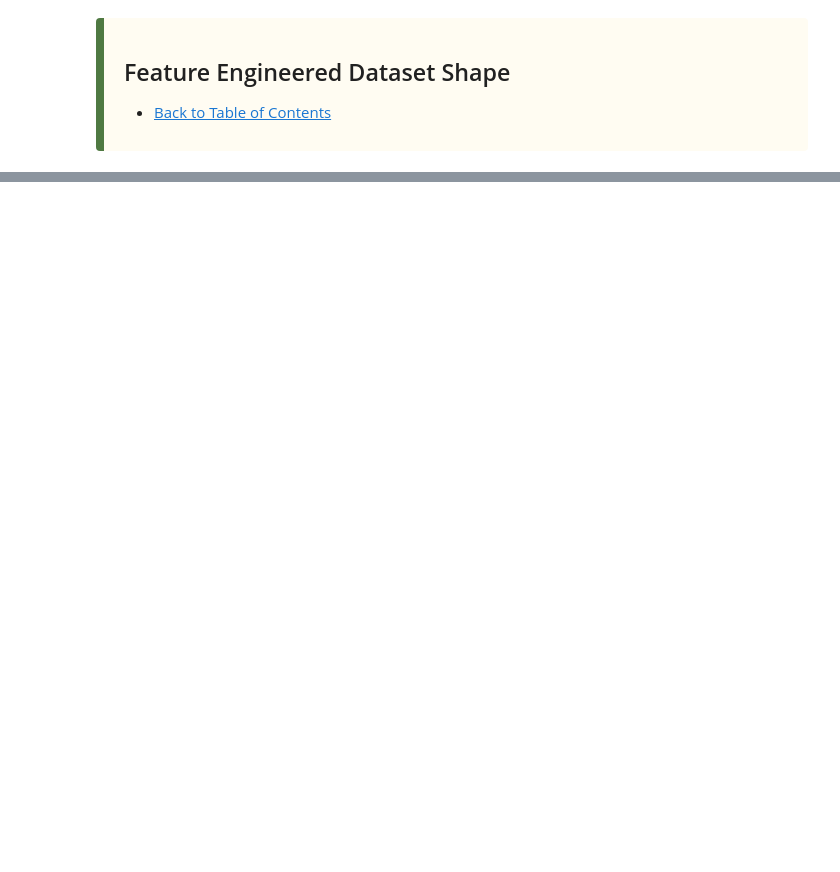
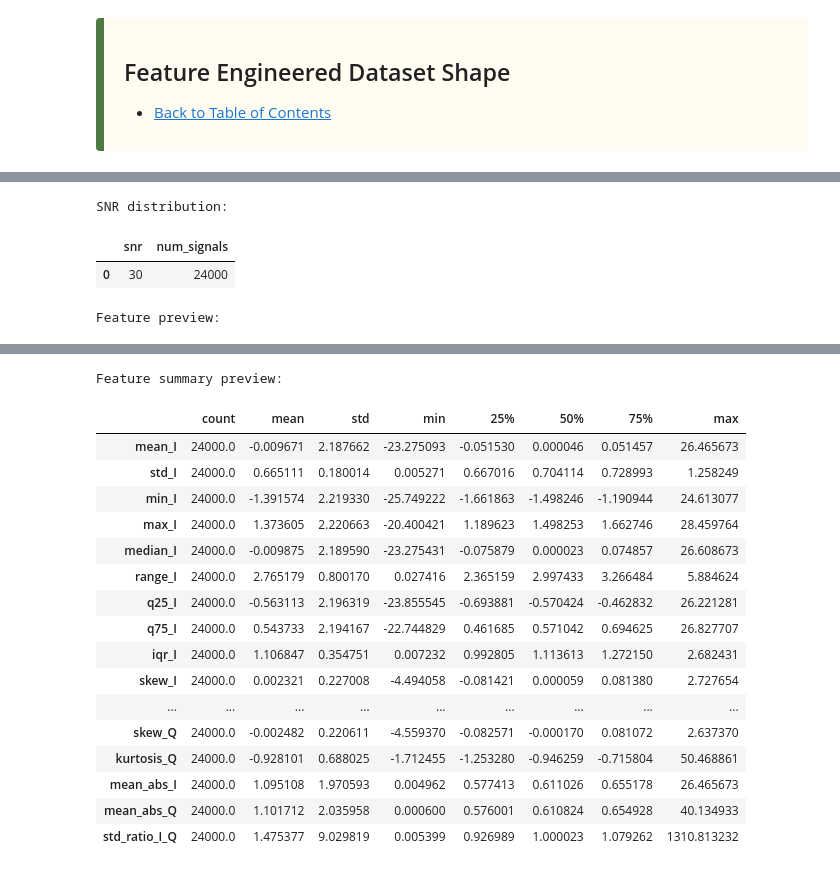
Before and after one commit to Jared-Wood135/EthicalHacking-AI-and-RadioFrequencies, a Jupyter notebook: Code/highest_snr_feature_engineering.ipynb, the cells around one changed output, grey strips where cells are left out. Cells and saved outputs as stored; diff of their text form; code cells hidden in the pictures; blank space fills up the shorter version.

Commit message:
Completed
- Completed signal feature engineering

```diff
--- a/Code/highest_snr_feature_engineering.ipynb
+++ b/Code/highest_snr_feature_engineering.ipynb
@@ -208,0 +544,10 @@ import highest_snr_feature_engineering as fe
+# %%
+# Create the full feature engineered dataset
+df_features = fe.create_feature_engineered_dataset(
+    hdf5_data_filepath=fe.HIGHEST_SNR_REDUCED_DF,
+    mod_type_mapping=fe.MOD_TYPE_MAPPING,
+    max_signals=MAX_SIGNALS,
+    print_progress=True
+)
+
+display(df_features.head())
@@ -242,0 +628,47 @@ import highest_snr_feature_engineering as fe
+# %%
+# Show the outline of the feature engineered dataset to verify correctness
+metadata_cols = [
+    "signal_index",
+    "modulation_id",
+    "modulation_type",
+    "snr"
+]
+
+feature_cols = [
+    col for col in df_features.columns
+    if col not in metadata_cols
+]
+
+X_features = df_features[feature_cols]
+y_labels = df_features["modulation_id"]
+
+print("Feature-engineered dataset shape:", df_features.shape)
+print("X_features shape:", X_features.shape)
+print("y_labels shape:", y_labels.shape)
+print("Number of metadata columns:", len(metadata_cols))
+print("Number of feature columns:", len(feature_cols))
+print()
+
+print("Modulation distribution:")
+display(
+    df_features["modulation_type"]
+    .value_counts()
+    .rename_axis("modulation_type")
+    .reset_index(name="num_signals")
+)
+
+print("SNR distribution:")
+display(
+    df_features["snr"]
+    .value_counts()
+    .sort_index()
+    .rename_axis("snr")
+    .reset_index(name="num_signals")
+)
+
+print("Feature preview:")
+display(df_features.head())
+
+print("Feature summary preview:")
+display(X_features.describe().T.head(25))
+# %% [output]
@@ -242,0 +699,4 @@ import highest_snr_feature_engineering as fe
+SNR distribution:
+|  | snr | num_signals |
+| 0 | 30 | 24000 |
+Feature preview:
@@ -242,0 +709,18 @@ import highest_snr_feature_engineering as fe
+Feature summary preview:
+|  | count | mean | std | min | 25% | 50% | 75% | max |
+| mean_I | 24000.0 | -0.009671 | 2.187662 | -23.275093 | -0.051530 | 0.000046 | 0.051457 | 26.465673 |
+| std_I | 24000.0 | 0.665111 | 0.180014 | 0.005271 | 0.667016 | 0.704114 | 0.728993 | 1.258249 |
+| min_I | 24000.0 | -1.391574 | 2.219330 | -25.749222 | -1.661863 | -1.498246 | -1.190944 | 24.613077 |
+| max_I | 24000.0 | 1.373605 | 2.220663 | -20.400421 | 1.189623 | 1.498253 | 1.662746 | 28.459764 |
+| median_I | 24000.0 | -0.009875 | 2.189590 | -23.275431 | -0.075879 | 0.000023 | 0.074857 | 26.608673 |
+| range_I | 24000.0 | 2.765179 | 0.800170 | 0.027416 | 2.365159 | 2.997433 | 3.266484 | 5.884624 |
+| q25_I | 24000.0 | -0.563113 | 2.196319 | -23.855545 | -0.693881 | -0.570424 | -0.462832 | 26.221281 |
+| q75_I | 24000.0 | 0.543733 | 2.194167 | -22.744829 | 0.461685 | 0.571042 | 0.694625 | 26.827707 |
+| iqr_I | 24000.0 | 1.106847 | 0.354751 | 0.007232 | 0.992805 | 1.113613 | 1.272150 | 2.682431 |
+| skew_I | 24000.0 | 0.002321 | 0.227008 | -4.494058 | -0.081421 | 0.000059 | 0.081380 | 2.727654 |
+| ... | ... | ... | ... | ... | ... | ... | ... | ... |
+| skew_Q | 24000.0 | -0.002482 | 0.220611 | -4.559370 | -0.082571 | -0.000170 | 0.081072 | 2.637370 |
+| kurtosis_Q | 24000.0 | -0.928101 | 0.688025 | -1.712455 | -1.253280 | -0.946259 | -0.715804 | 50.468861 |
+| mean_abs_I | 24000.0 | 1.095108 | 1.970593 | 0.004962 | 0.577413 | 0.611026 | 0.655178 | 26.465673 |
+| mean_abs_Q | 24000.0 | 1.101712 | 2.035958 | 0.000600 | 0.576001 | 0.610824 | 0.654928 | 40.134933 |
+| std_ratio_I_Q | 24000.0 | 1.475377 | 9.029819 | 0.005399 | 0.926989 | 1.000023 | 1.079262 | 1310.813232 |
```
Also changed, not shown: parts of 42 cells of this notebook, 1 other file.
